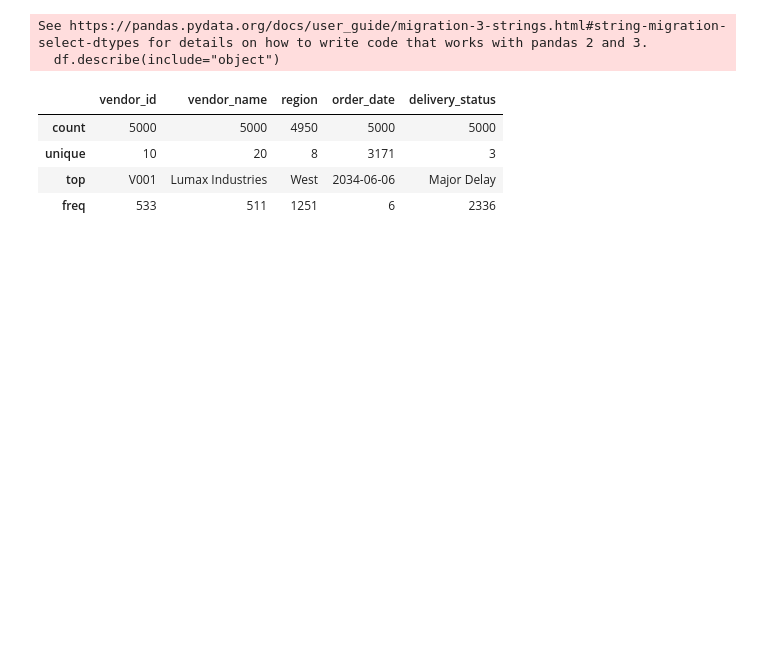
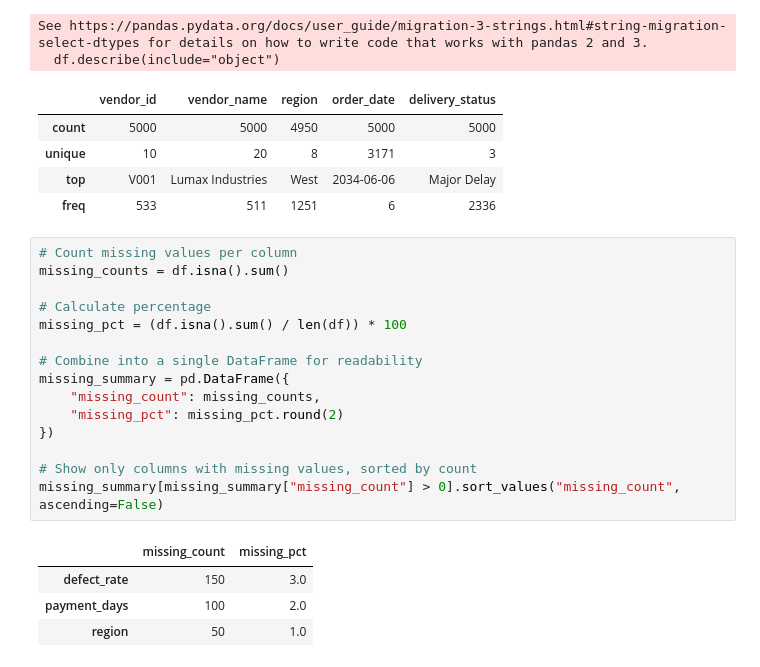
Before and after one commit to r3shi7/supply-chain-analytics, a Jupyter notebook: notebooks/01_eda.ipynb, the cells around one changed output. Drawn from its saved outputs; the diff is of its cells as text; blank space fills up the shorter version.

```diff
--- a/notebooks/01_eda.ipynb
+++ b/notebooks/01_eda.ipynb
@@ -97,3 +97,23 @@ See https://pandas.pydata.org/docs/user_guide/migration-3-strings.html#string-mi
 | unique | 10 | 20 | 8 | 3171 | 3 |
 | top | V001 | Lumax Industries | West | 2034-06-06 | Major Delay |
 | freq | 533 | 511 | 1251 | 6 | 2336 |
+# %%
+# Count missing values per column
+missing_counts = df.isna().sum()
+
+# Calculate percentage
+missing_pct = (df.isna().sum() / len(df)) * 100
+
+# Combine into a single DataFrame for readability
+missing_summary = pd.DataFrame({
+    "missing_count": missing_counts,
+    "missing_pct": missing_pct.round(2)
+})
+
+# Show only columns with missing values, sorted by count
+missing_summary[missing_summary["missing_count"] > 0].sort_values("missing_count", ascending=False)
+# %% [output]
+|  | missing_count | missing_pct |
+| defect_rate | 150 | 3.0 |
+| payment_days | 100 | 2.0 |
+| region | 50 | 1.0 |
```
Also changed, not shown: parts of 6 cells of this notebook.
